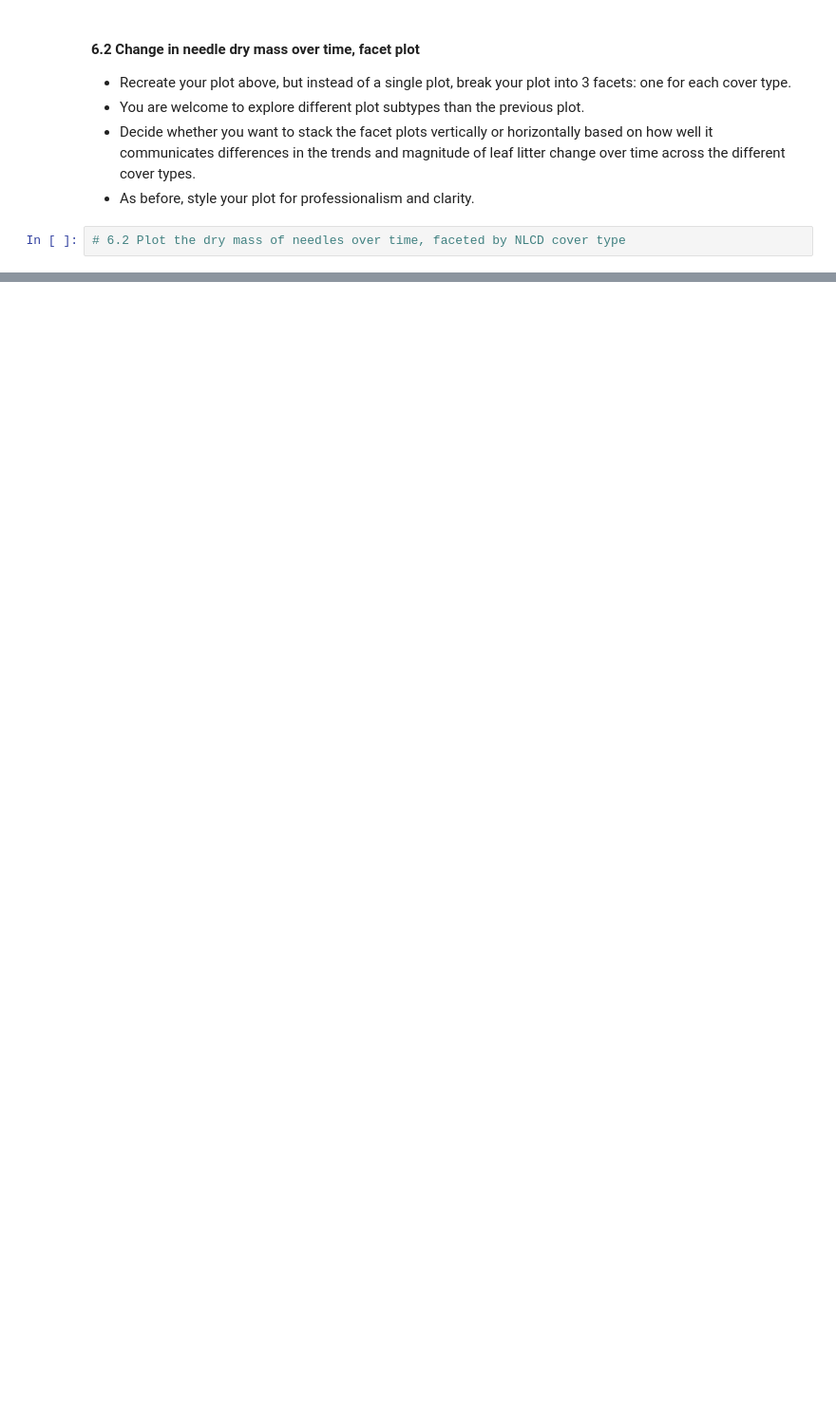
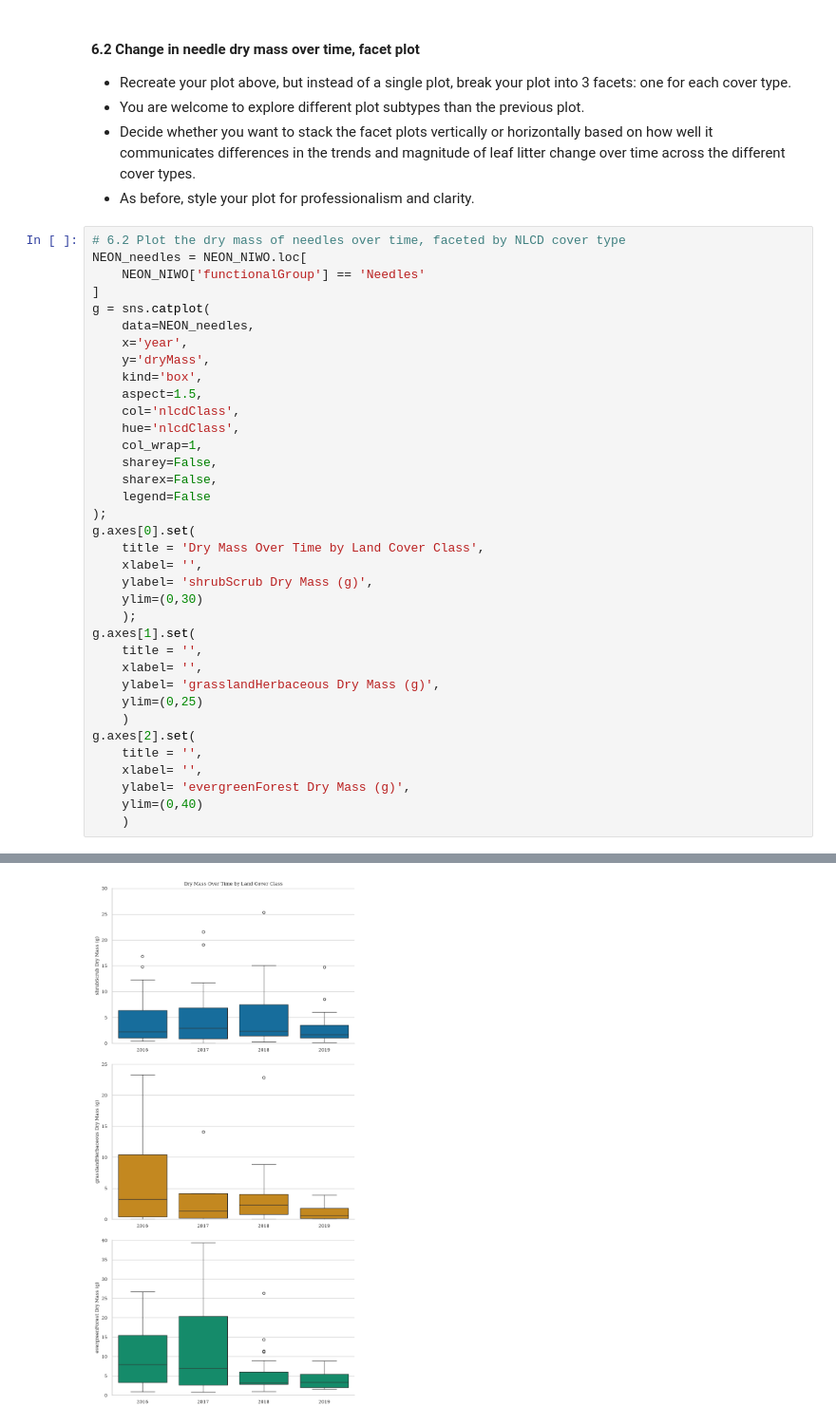
Before and after one commit to nsw37/ENV700, a Jupyter notebook: assignments/nsw37_A5-DataVisualization.ipynb, the cells around one changed output, grey strips where cells are left out. Shown at 95% size. Cells and saved outputs as stored; diff of their text form; blank space fills up the shorter version.

```diff
--- a/assignments/nsw37_A5-DataVisualization.ipynb
+++ b/assignments/nsw37_A5-DataVisualization.ipynb
@@ -202,3 +298,38 @@ We are curious how the amount of needles is changing from year to year, specific
 * As before, style your plot for professionalism and clarity.
 # %%
 # 6.2 Plot the dry mass of needles over time, faceted by NLCD cover type
+NEON_needles = NEON_NIWO.loc[
+    NEON_NIWO['functionalGroup'] == 'Needles'
+]
+g = sns.catplot(
+    data=NEON_needles,
+    x='year',
+    y='dryMass',
+    kind='box',
+    aspect=1.5,
+    col='nlcdClass',
+    hue='nlcdClass',
+    col_wrap=1,
+    sharey=False,
+    sharex=False,
+    legend=False
+);
+g.axes[0].set(
+    title = 'Dry Mass Over Time by Land Cover Class',
+    xlabel= '',
+    ylabel= 'shrubScrub Dry Mass (g)',
+    ylim=(0,30)
+    );
+g.axes[1].set(
+    title = '',
+    xlabel= '',
+    ylabel= 'grasslandHerbaceous Dry Mass (g)',
+    ylim=(0,25)
+    )
+g.axes[2].set(
+    title = '',
+    xlabel= '',
+    ylabel= 'evergreenForest Dry Mass (g)',
+    ylim=(0,40)
+    )
+# %% [output]
@@ -205,3 +340,4 @@ We are curious how the amount of needles is changing from year to year, specific
+[figure, added]
 # %% [markdown]
 #### ✅ Question
 **Which of the two plots do you feel better reveals the pattern of needle dry mass over time? Why?**
```
Also changed, not shown: parts of 8 cells of this notebook, 1 other file.
